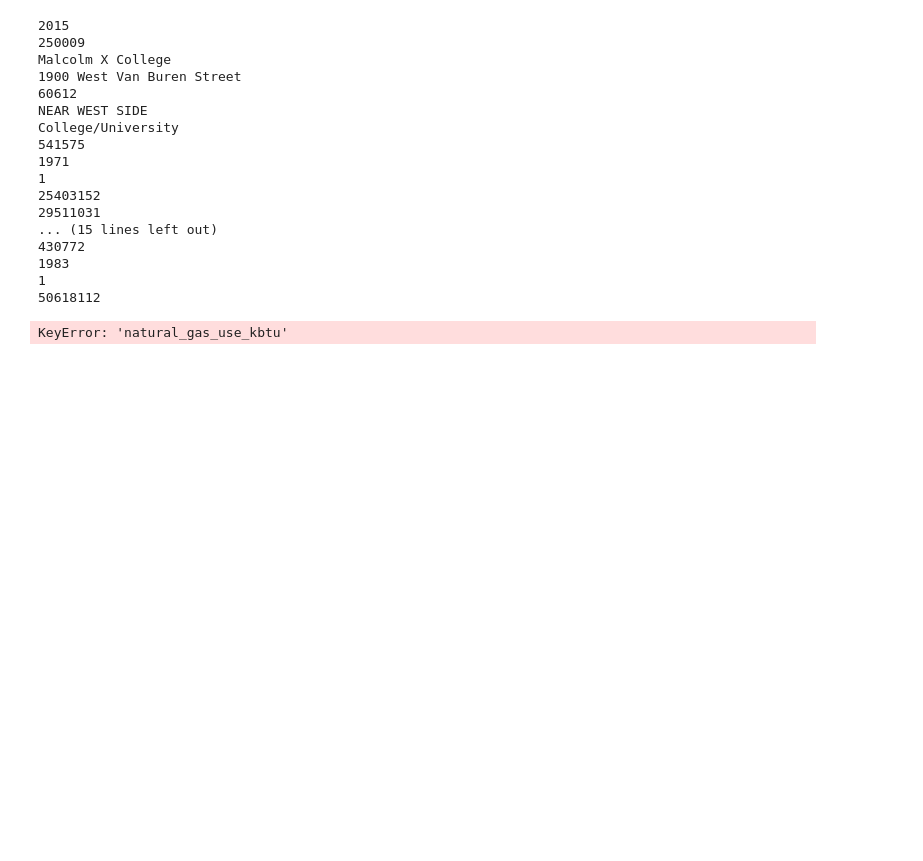
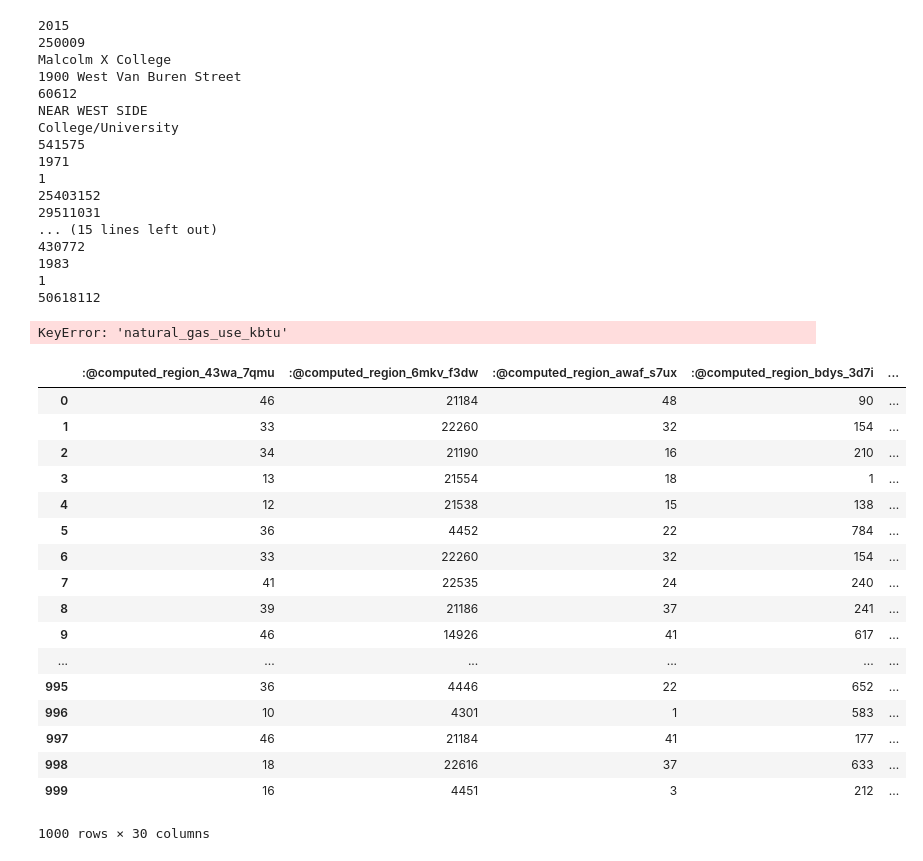
Before and after one commit to ShaleshK/Chicago-Buildings-Energy-Use, a Jupyter notebook: buildings.ipynb, the cells around one changed output. Cells and saved outputs as stored; diff of their text form; code cells hidden in the pictures; blank space fills up the shorter version.

```diff
--- a/buildings.ipynb
+++ b/buildings.ipynb
@@ -111,0 +114,22 @@ KeyError: 'natural_gas_use_kbtu'
+# %%
+response_df = pd.DataFrame(res)
+response_df
+# %% [output]
+|  | :@computed_region_43wa_7qmu | :@computed_region_6mkv_f3dw | :@computed_region_awaf_s7ux | :@computed_region_bdys_3d7i | ... |
+| 0 | 46 | 21184 | 48 | 90 | ... |
+| 1 | 33 | 22260 | 32 | 154 | ... |
+| 2 | 34 | 21190 | 16 | 210 | ... |
+| 3 | 13 | 21554 | 18 | 1 | ... |
+| 4 | 12 | 21538 | 15 | 138 | ... |
+| 5 | 36 | 4452 | 22 | 784 | ... |
+| 6 | 33 | 22260 | 32 | 154 | ... |
+| 7 | 41 | 22535 | 24 | 240 | ... |
+| 8 | 39 | 21186 | 37 | 241 | ... |
+| 9 | 46 | 14926 | 41 | 617 | ... |
+| ... | ... | ... | ... | ... | ... |
+| 995 | 36 | 4446 | 22 | 652 | ... |
+| 996 | 10 | 4301 | 1 | 583 | ... |
+| 997 | 46 | 21184 | 41 | 177 | ... |
+| 998 | 18 | 22616 | 37 | 633 | ... |
+| 999 | 16 | 4451 | 3 | 212 | ... |
+1000 rows × 30 columns
```
Also changed, not shown: parts of 9 cells of this notebook, 1 other file.
